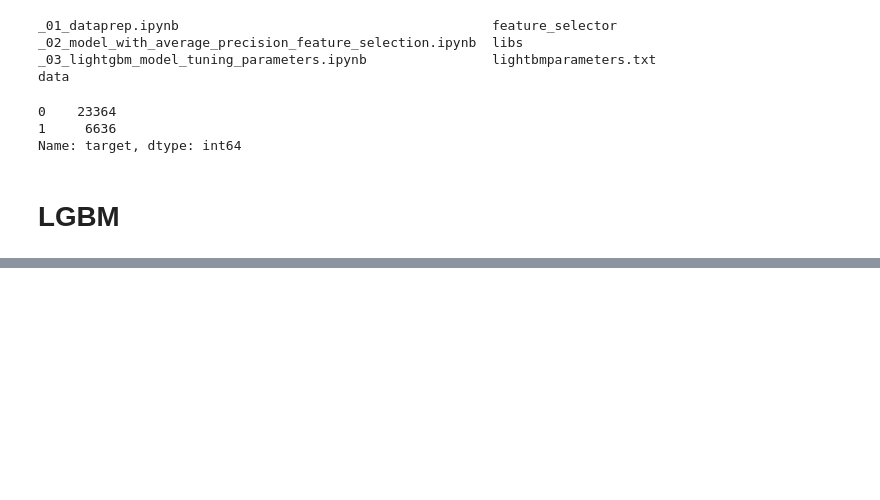
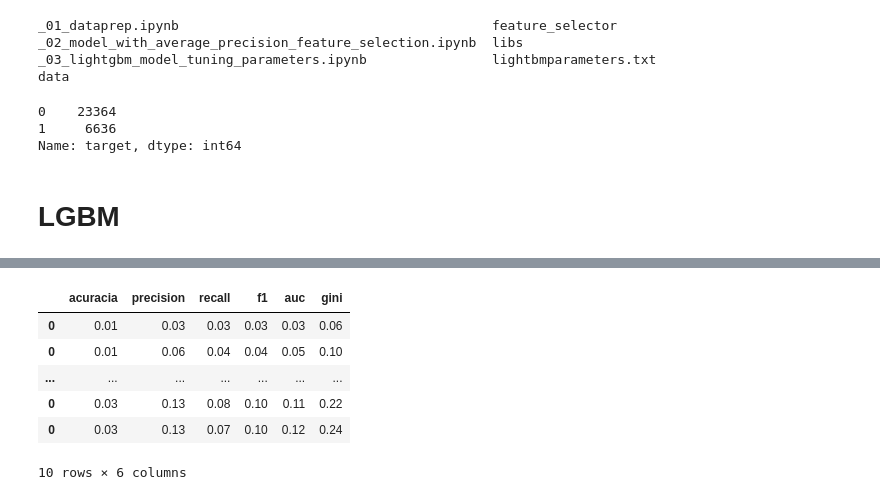
Before and after one commit to vitorpbarbosa7/code_snippets_data_science, a Jupyter notebook: _03_credit_risk_modelling/_03_lightgbm_model_tuning_parameters.ipynb, the cells around one changed output, grey strips where cells are left out. Saved outputs shown, nothing was run; the diff lists cells and outputs as text; code cells hidden in the pictures; blank space fills up the shorter version.

```diff
--- a/_03_credit_risk_modelling/_03_lightgbm_model_tuning_parameters.ipynb
+++ b/_03_credit_risk_modelling/_03_lightgbm_model_tuning_parameters.ipynb
@@ -127,0 +171,10 @@ df
+# %%
+dfover
+# %% [output]
+|  | acuracia | precision | recall | f1 | auc | gini |
+| 0 | 0.01 | 0.03 | 0.03 | 0.03 | 0.03 | 0.06 |
+| 0 | 0.01 | 0.06 | 0.04 | 0.04 | 0.05 | 0.10 |
+| ... | ... | ... | ... | ... | ... | ... |
+| 0 | 0.03 | 0.13 | 0.08 | 0.10 | 0.11 | 0.22 |
+| 0 | 0.03 | 0.13 | 0.07 | 0.10 | 0.12 | 0.24 |
+10 rows × 6 columns
```
Also changed, not shown: parts of 28 cells of this notebook, 27 other files.
